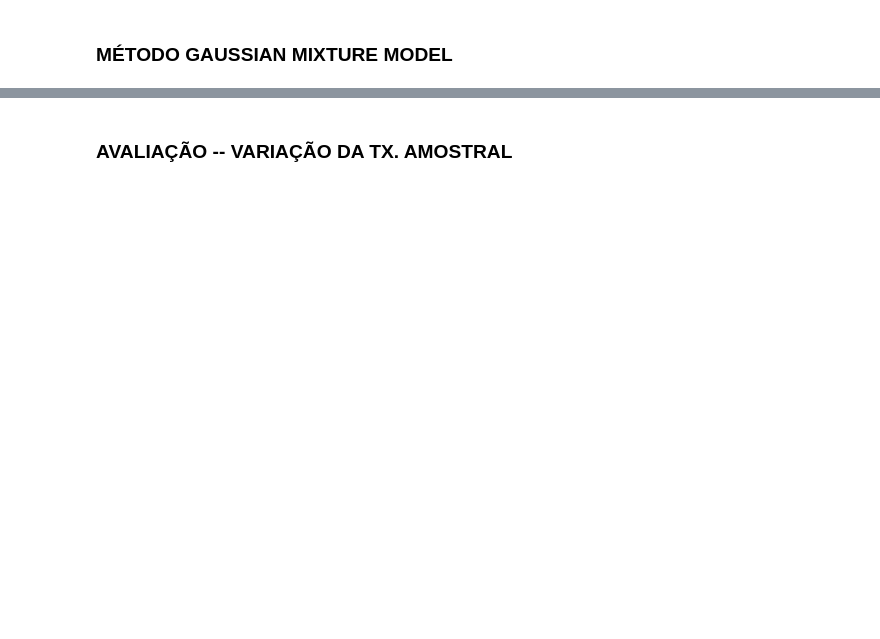
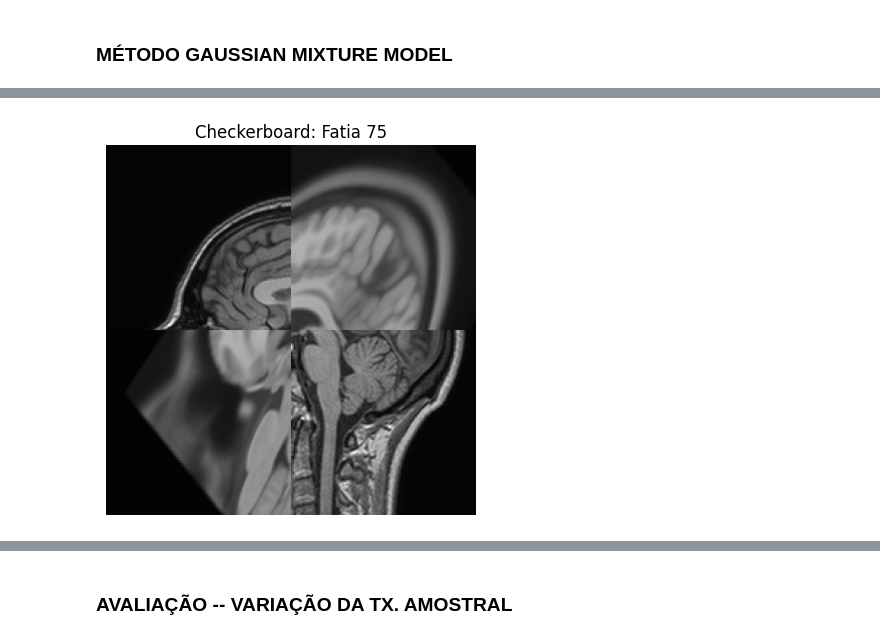
Before and after one commit to MBGustav/pdi3d-notes, a Jupyter notebook: Trabalho/Atividade-2.ipynb, the cells around one changed output, grey strips where cells are left out. Cells and saved outputs as stored; diff of their text form; code cells hidden in the pictures; blank space fills up the shorter version.

```diff
--- a/Trabalho/Atividade-2.ipynb
+++ b/Trabalho/Atividade-2.ipynb
@@ -142,0 +604,99 @@ plt.show()
+# %%
+import SimpleITK as sitk
+
+def align_images_with_composite_transform(
+    fixed_image_path: str,
+    moving_image_path: str,
+    use_composite: bool = False,
+    initial_mesh_size: list = [5, 5, 5],
+    num_iterations: int = 100,
+    learning_rate: float = 1.0,
+    verbose: bool = False
+):
+    """
+    Alinha duas imagens usando alinhamento de centroides + transformação afim,
+    com opção de compor transformações adicionais.
+
+    Parâmetros:
+        fixed_image_path (str): Caminho da imagem de referência (fixa).
+        moving_image_path (str): Caminho da imagem a ser alinhada (móvel).
+        use_composite (bool): Se True, retorna uma transformação composta.
+        initial_mesh_size (list): Tamanho da malha para inicialização (apenas para visualização).
+        num_iterations (int): Número de iterações para a registração afim.
+        learning_rate (float): Taxa de aprendizado do otimizador.
+        verbose (bool): Exibe informações de debug.
+
+    Retorna:
+        tuple: (imagem_alinhada, transformação)
+               (se use_composite=False, retorna a transformação afim final).
+    """
+    # 1. Carregar imagens
+    fixed_image = sitk.ReadImage(fixed_image_path)
+    moving_image = sitk.ReadImage(moving_image_path)
+
+    # Converter para float32
+    fixed_image = sitk.Cast(fixed_image, sitk.sitkFloat32)
+    moving_image = sitk.Cast(moving_image, sitk.sitkFloat32)
+
+    # 2. Alinhamento inicial de centroides
+    initial_transform = sitk.AffineTransform(3)
+    initial_transform = sitk.CenteredTransformInitializer(
+        fixed_image,
+        moving_image,
+        initial_transform,
+        sitk.CenteredTransformInitializerFilter.MOMENTS
+    )
+
+    if verbose:
+        print("Centroides alinhados. Transformação inicial:")
+        print(initial_transform.GetParameters())
+
+    # 3. Configurar registração afim
+    registration_method = sitk.ImageRegistrationMethod()
+    registration_method.SetMetricAsMattesMutualInformation(numberOfHistogramBins=50)
+    registration_method.SetOptimizerAsGradientDescent(
+        learningRate=learning_rate,
+        numberOfIterations=num_iterations
+    )
+    registration_method.SetInitialTransform(initial_transform)
+
+    # 4. Executar registração
+    final_transform = registration_method.Execute(fixed_image, moving_image)
+
+    # 5. Aplicar transformação
+    aligned_image = sitk.Resample(
+        moving_image,
+        fixed_image,
+        final_transform,
+        sitk.sitkLinear,
+        0.0,
+        moving_image.GetPixelID()
+    )
+
+    # 6. Compor transformações se solicitado
+    if use_composite:
+        composite_transform = sitk.CompositeTransform(3)
+        composite_transform.AddTransform(initial_transform)
+        composite_transform.AddTransform(final_transform)
+        return aligned_image, composite_transform
+    else:
+        return aligned_image, final_transform
+
+
+
+aligned_image, affine_transform = align_images_with_composite_transform(
+    fixed_image_path=ClinicalImgPaths[0],
+    moving_image_path=AtlasPaths["REF"],
+    num_iterations=50,
+    learning_rate=1.5,
+    verbose=True
+)
+
+
+
+visualize_checkerboard(sitk.ReadImage(ClinicalImgPaths[0]),
+                       aligned_image,
+                       checker_pattern=3*[2],  # Tamanho dos blocos
+                       slice_index=None  # Visualiza a fatia centra
+)
+# %% [output]
@@ -142,0 +705 @@ plt.show()
+[figure, added]
```
Also changed, not shown: parts of 19 cells of this notebook.
